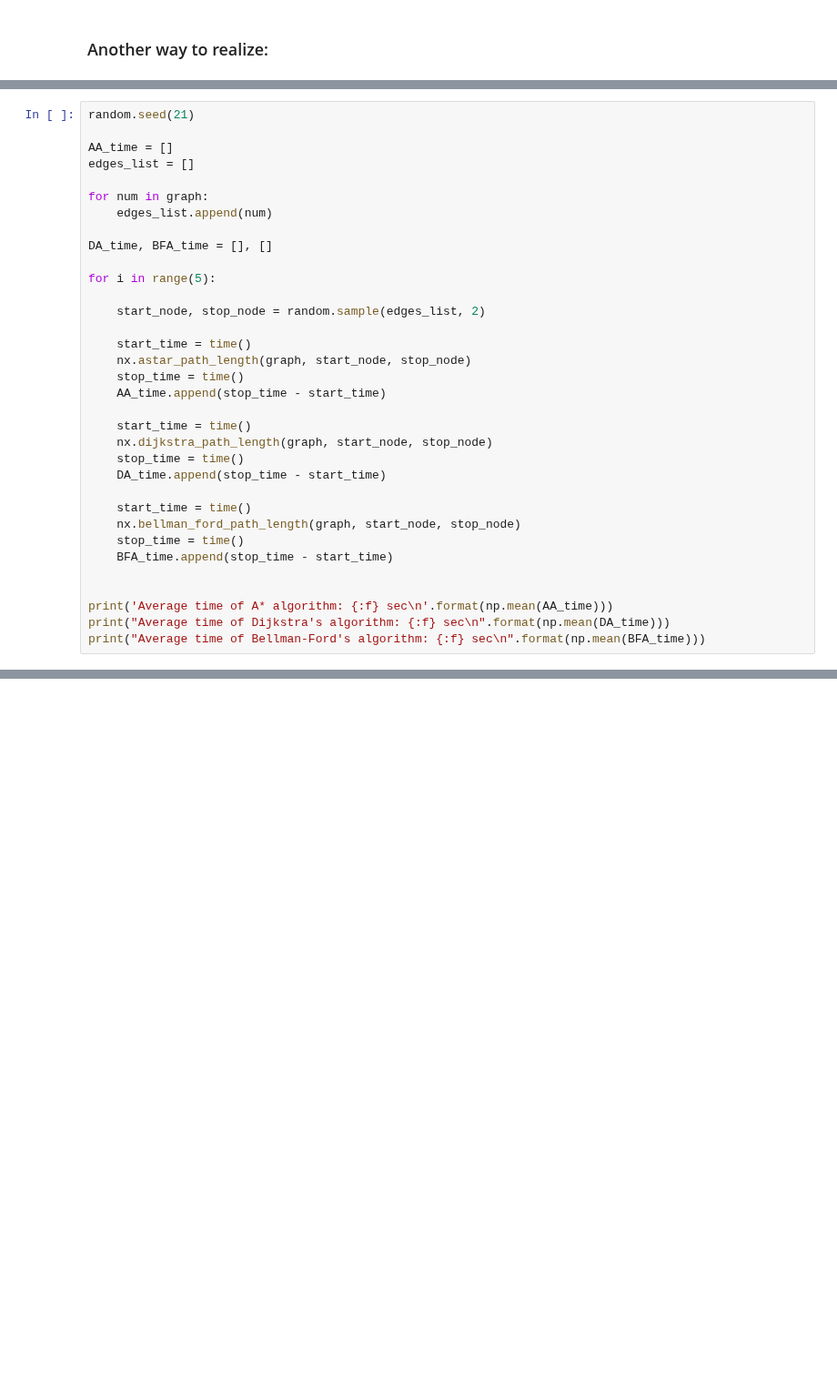
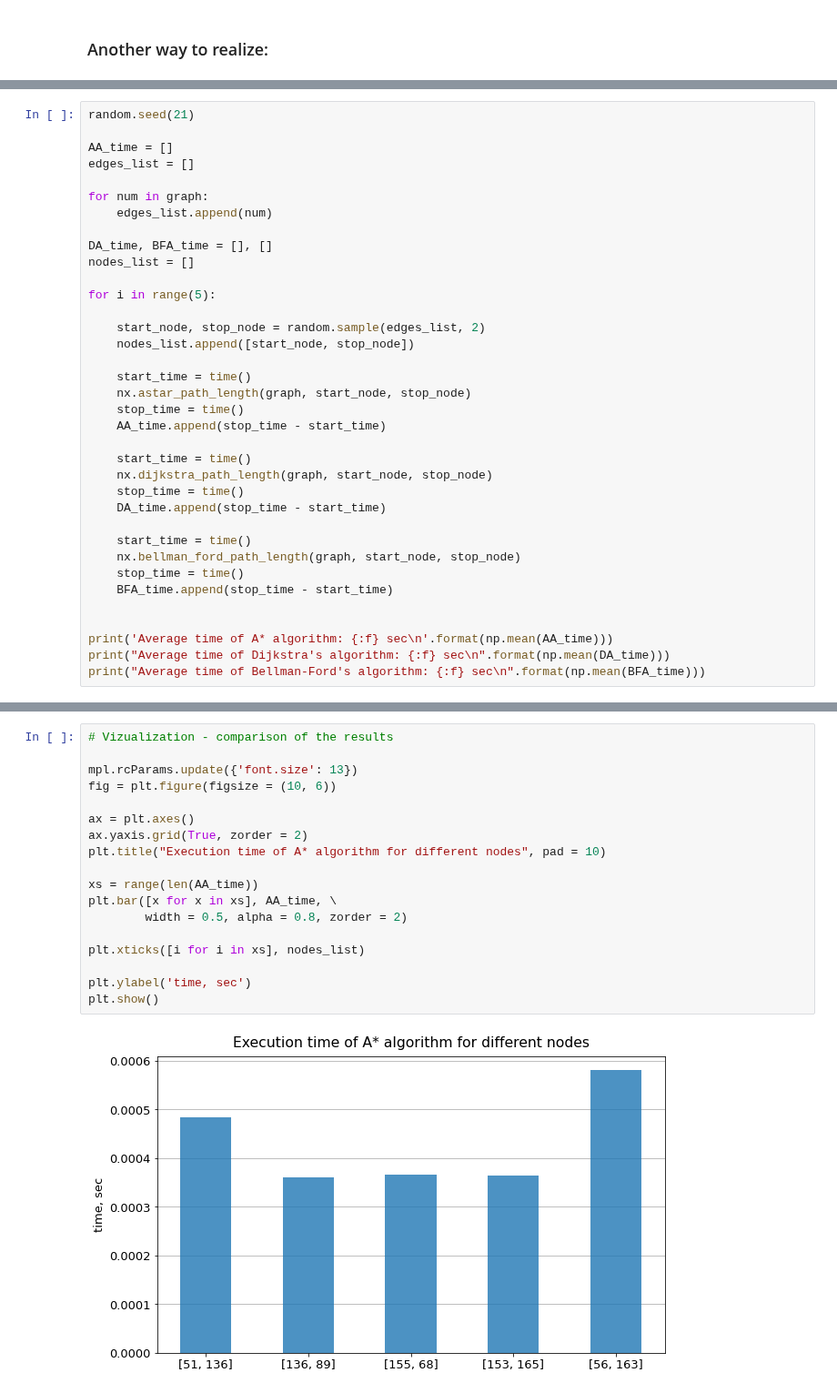
Before and after one commit to belpablo/Algorithms-21, a Jupyter notebook: Lab_6/Lab_6.ipynb, the cells around one changed output, grey strips where cells are left out. Shown at 91% size. Drawn from its saved outputs; the diff is of its cells as text; blank space fills up the shorter version.

```diff
--- a/Lab_6/Lab_6.ipynb
+++ b/Lab_6/Lab_6.ipynb
@@ -230,10 +269,12 @@ for num in graph:
     edges_list.append(num)
 
 DA_time, BFA_time = [], []
+nodes_list = []
 
 for i in range(5):
 
     start_node, stop_node = random.sample(edges_list, 2)
+    nodes_list.append([start_node, stop_node])
 
     start_time = time()
     nx.astar_path_length(graph, start_node, stop_node)
@@ -262,0 +304,20 @@ Average time of Bellman-Ford's algorithm: 0.001020 sec
+# %%
+# Vizualization - comparison of the results
+
+mpl.rcParams.update({'font.size': 13})
+fig = plt.figure(figsize = (10, 6))
+
+ax = plt.axes()
+ax.yaxis.grid(True, zorder = 2)
+plt.title("Execution time of A* algorithm for different nodes", pad = 10)
+
+xs = range(len(AA_time))
+plt.bar([x for x in xs], AA_time, \
+        width = 0.5, alpha = 0.8, zorder = 2)
+
+plt.xticks([i for i in xs], nodes_list)
+
+plt.ylabel('time, sec')
+plt.show()
+# %% [output]
+[figure, added]
```
Also changed, not shown: parts of 7 cells of this notebook.
